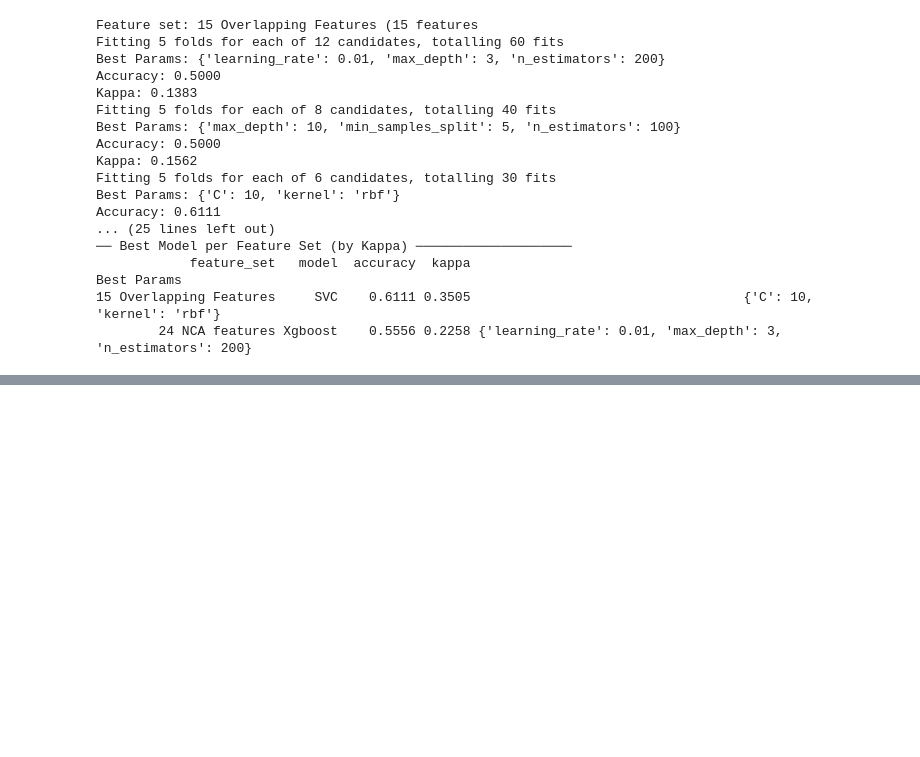
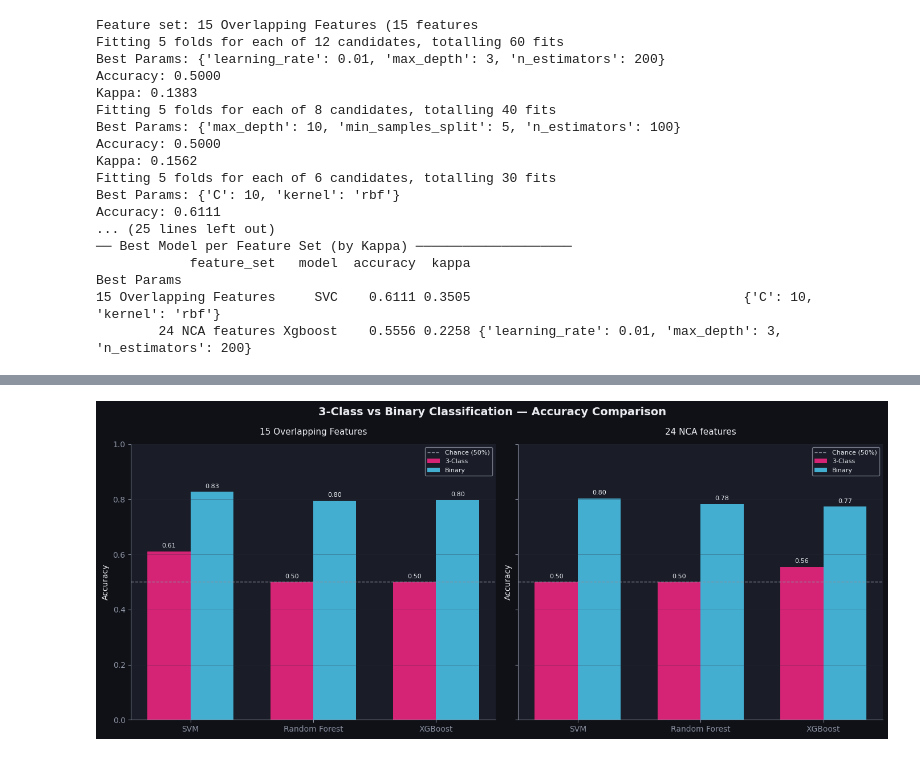
Before and after one commit to Folasewa/EEG-Based_Mental_Workload_Classifier, a Jupyter notebook: notebooks/classification.ipynb, the cells around one changed output, grey strips where cells are left out. Saved outputs shown, nothing was run; the diff lists cells and outputs as text; code cells hidden in the pictures; blank space fills up the shorter version.

```diff
--- a/notebooks/classification.ipynb
+++ b/notebooks/classification.ipynb
@@ -483,0 +896,59 @@ Accuracy: 0.6111
+# %%
+# ── Figure 4: 3-Class vs Binary Accuracy Comparison ──────────────────────────
+three_class_acc = {
+    ("15 Overlapping Features", "XGBoost"):       0.5000,
+    ("15 Overlapping Features", "Random Forest"): 0.5000,
+    ("15 Overlapping Features", "SVM"):           0.6111,
+    ("24 NCA features",         "XGBoost"):       0.5556,
+    ("24 NCA features",         "Random Forest"): 0.5000,
+    ("24 NCA features",         "SVM"):           0.5000,
+}
+binary_acc = {
+    ("15 Overlapping Features", "XGBoost"):       0.7961,
+    ("15 Overlapping Features", "Random Forest"): 0.7954,
+    ("15 Overlapping Features", "SVM"):           0.8268,
+    ("24 NCA Features",         "XGBoost"):       0.7732,
+    ("24 NCA Features",         "Random Forest"): 0.7830,
+    ("24 NCA Features",         "SVM"):           0.8039,
+}
+
+models_list = ["SVM", "Random Forest", "XGBoost"]
+fs_pairs = [
+    ("15 Overlapping Features", "15 Overlapping Features"),
+    ("24 NCA features",         "24 NCA Features"),
+]
+
+fig, axes = plt.subplots(1, 2, figsize=(14, 6), facecolor=PALETTE["bg"], sharey=True)
+fig.suptitle("3-Class vs Binary Classification — Accuracy Comparison",
+             fontsize=14, fontweight="bold", color=PALETTE["text"])
+
+for ax, (fs3, fsb) in zip(axes, fs_pairs):
+    x = np.arange(len(models_list))
+    w = 0.35
+    vals_3 = [three_class_acc.get((fs3, m), 0) for m in models_list]
+    vals_b = [binary_acc.get((fsb, m), 0)       for m in models_list]
+
+    bars3 = ax.bar(x - w/2, vals_3, width=w, color=PALETTE["accent2"], label="3-Class", alpha=0.85)
+    barsb = ax.bar(x + w/2, vals_b, width=w, color=PALETTE["accent1"], label="Binary",  alpha=0.85)
+
+    for bar in list(bars3) + list(barsb):
+        h = bar.get_height()
+        ax.text(bar.get_x() + bar.get_width()/2, h + 0.01,
+                f"{h:.2f}", ha="center", va="bottom", fontsize=8, color=PALETTE["text"])
+
+    ax.axhline(0.5, color=PALETTE["subtext"], linestyle="--", linewidth=1, label="Chance (50%)")
+    ax.set_xticks(x)
+    ax.set_xticklabels(models_list, fontsize=10)
+    ax.set_title(fs3, fontsize=11, color=PALETTE["text"])
+    ax.set_ylim(0, 1.0)
+    ax.set_ylabel("Accuracy", fontsize=10)
+    ax.grid(axis="y", alpha=0.4)
+    ax.spines[["top", "right"]].set_visible(False)
+    ax.legend(facecolor=PALETTE["panel"], edgecolor=PALETTE["subtext"],
+              fontsize=8, labelcolor=PALETTE["text"])
+
+plt.tight_layout()
+plt.savefig("fig4_3class_vs_binary.png", dpi=180, bbox_inches="tight", facecolor=PALETTE["bg"])
+plt.show()
+# %% [output]
+[figure, added]
```
Also changed, not shown: parts of 11 cells of this notebook, 7 other files.
